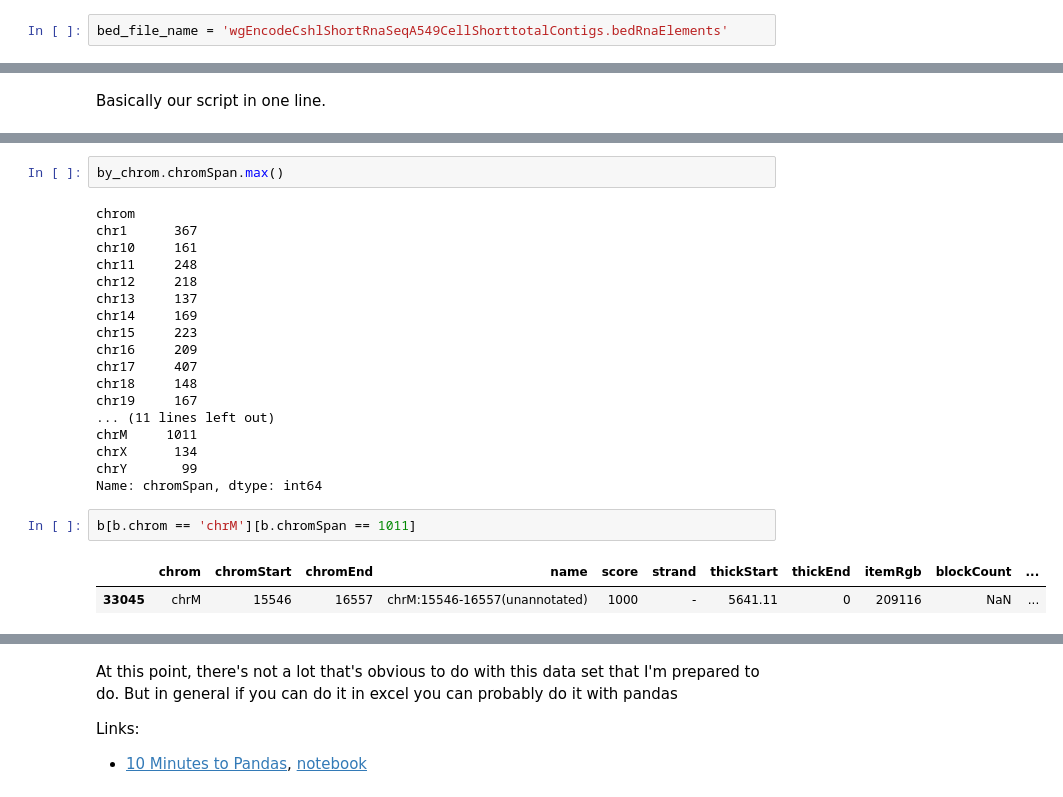
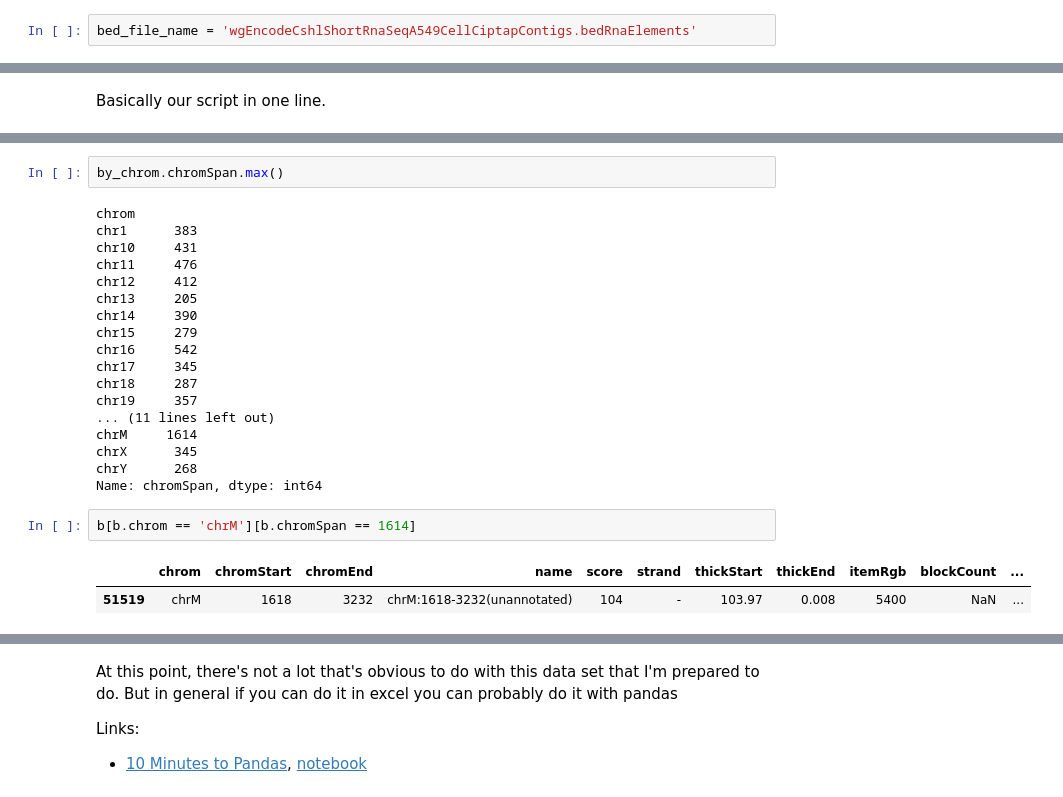
Before and after one commit to Duke-GCB/SciComp-Materials, a Jupyter notebook: python-part-04.ipynb, the cells around one changed output, grey strips where cells are left out. Drawn from its saved outputs; the diff is of its cells as text.

```diff
--- a/python-part-04.ipynb
+++ b/python-part-04.ipynb
@@ -52,7 +52,7 @@ a['chrom']
 3    chr1
 Name: chrom, dtype: object
 # %%
-bed_file_name = 'wgEncodeCshlShortRnaSeqA549CellShorttotalContigs.bedRnaElements'
+bed_file_name = 'wgEncodeCshlShortRnaSeqA549CellCiptapContigs.bedRnaElements'
 # %%
 headers = 'chrom chromStart chromEnd name score strand thickStart thickEnd itemRgb blockCount blockSizes blockStarts'.split()
 # %%
@@ -181,27 +181,27 @@ b.head()
 by_chrom.chromSpan.max()
 # %% [output]
 chrom
-chr1      367
-chr10     161
-chr11     248
-chr12     218
-chr13     137
-chr14     169
-chr15     223
-chr16     209
-chr17     407
-chr18     148
-chr19     167
+chr1      383
+chr10     431
+chr11     476
+chr12     412
+chr13     205
+chr14     390
+chr15     279
+chr16     542
+chr17     345
+chr18     287
+chr19     357
 ... (11 lines left out)
-chrM     1011
-chrX      134
-chrY       99
+chrM     1614
+chrX      345
+chrY      268
 Name: chromSpan, dtype: int64
 # %%
-b[b.chrom == 'chrM'][b.chromSpan == 1011]
+b[b.chrom == 'chrM'][b.chromSpan == 1614]
 # %% [output]
 |  | chrom | chromStart | chromEnd | name | score | strand | thickStart | thickEnd | itemRgb | blockCount | ... |
-| 33045 | chrM | 15546 | 16557 | chrM:15546-16557(unannotated) | 1000 | - | 5641.11 | 0 | 209116 | NaN | ... |
+| 51519 | chrM | 1618 | 3232 | chrM:1618-3232(unannotated) | 104 | - | 103.97 | 0.008 | 5400 | NaN | ... |
 # %%
 by_chrom.chromSpan.max().plot(kind='bar')
 # %% [output]
```
Also changed, not shown: parts of 8 cells of this notebook, 1 other file.
